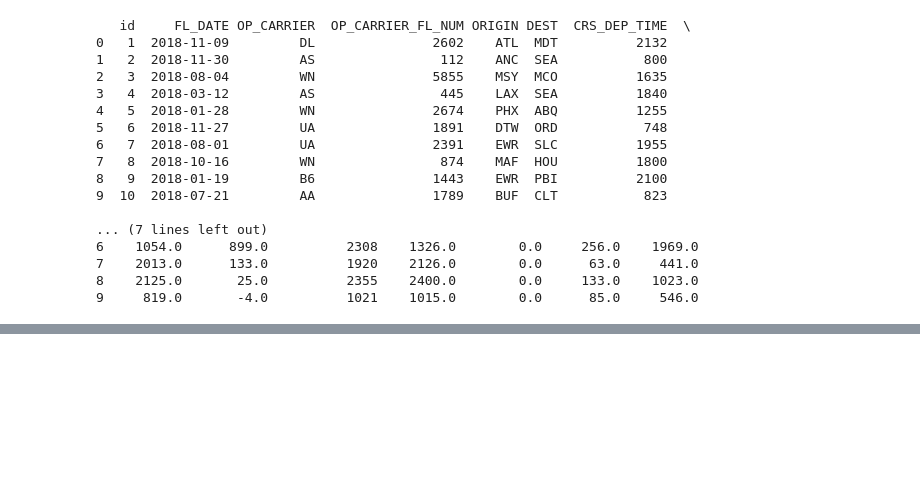
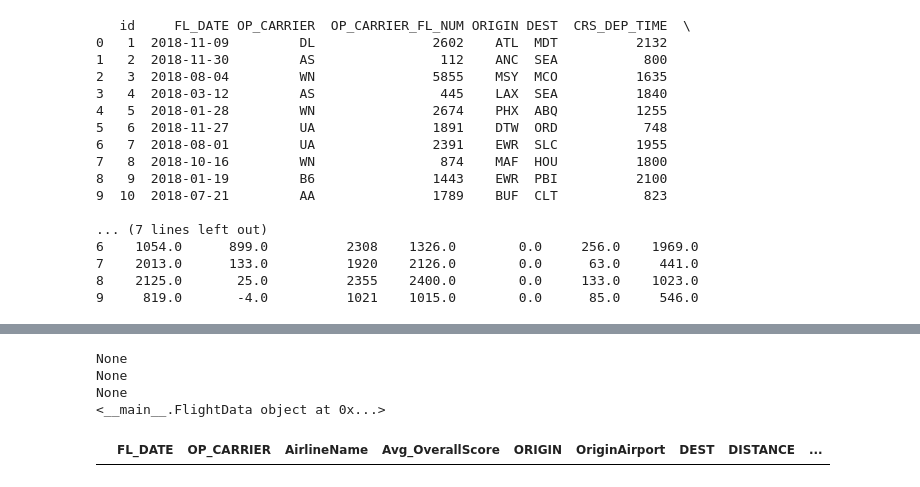
Before and after one commit to Jeff-Gielniak/Airline-Satisfaction-Evaluation, a Jupyter notebook: Flight.ipynb, the cells around one changed output, grey strips where cells are left out. Cells and saved outputs as stored; diff of their text form; code cells hidden in the pictures; blank space fills up the shorter version.

```diff
--- a/Flight.ipynb
+++ b/Flight.ipynb
@@ -476,7 +495,7 @@ session
 # Create an Airline Class
 class Airline(Base):
     __tablename__ = 'airlines'
-    IATA_code = Column(String(2), primary_key=True)
+    IATA_code = Column(String(3), primary_key=True)
     Airline = Column(String(30))
 
 # Create an Airport Class
@@ -487,9 +506,16 @@ class Airport(Base):
 
 # Create an Airline Rating Class
 class AirlineRating(Base):
-    __tablename__ = 'airline_ratings'
+    __tablename__ = 'airline_rating'
     AirlineName = Column(String(30), primary_key=True)
-    AverageOverallScore = Column(Integer)
+    Avg_OverallScore = Column(Float)
+    Avg_SeatComfortRating = Column(Float)
+    Avg_EntertainmentRating = Column(Float)
+    Avg_FoodRating = Column(Float)
+    Avg_GroundServiceRating = Column(Float)
+    Avg_ServiceRating = Column(Float)
+    Avg_ValueRating = Column(Float)
+    Avg_WifiRating = Column(Float)
 
 # Create an Flight Data Class
 class FlightData(Base):
@@ -595,0 +709,42 @@ print(df)
+# %%
+print(session.query(Airline).first())
+print(session.query(AirlineRating).first())
+print(session.query(Airport).first())
+print(session.query(FlightData).first())
+# %% [output]
+None
+None
+None
+<__main__.FlightData object at 0x...>
+# %%
+# Store the query in a variable
+query = session.query(
+    FlightData.FL_DATE,
+    FlightData.OP_CARRIER,
+    Airline.Airline.label('AirlineName'),
+    AirlineRating.Avg_OverallScore,
+    FlightData.ORIGIN,
+    Airport.name.label("OriginAirport"),
+    FlightData.DEST,
+    FlightData.DISTANCE,
+    FlightData.DEP_DELAY,
+    FlightData.CANCELLED
+).join(
+    Airline, FlightData.OP_CARRIER == Airline.IATA_code
+).join(
+    AirlineRating, Airline.Airline == AirlineRating.AirlineName
+).join(
+    Airport, FlightData.ORIGIN == Airport.iata_code
+)
+
+# Now execute it later
+results = query.all()
+
+df = pd.DataFrame(results, columns=[
+    'FL_DATE', 'OP_CARRIER', 'AirlineName', 'Avg_OverallScore',
+    'ORIGIN', 'OriginAirport', 'DEST', 'DISTANCE', 'DEP_DELAY', 'CANCELLED'
+])
+
+df
+# %% [output]
+|  | FL_DATE | OP_CARRIER | AirlineName | Avg_OverallScore | ORIGIN | OriginAirport | DEST | DISTANCE | ... |
```
Also changed, not shown: parts of 15 cells of this notebook, 5 other files.
